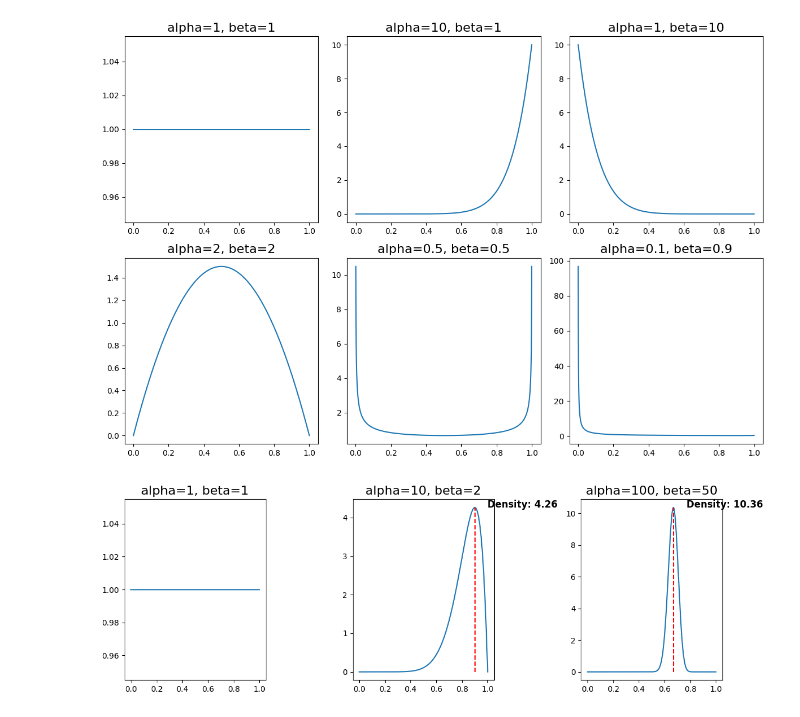
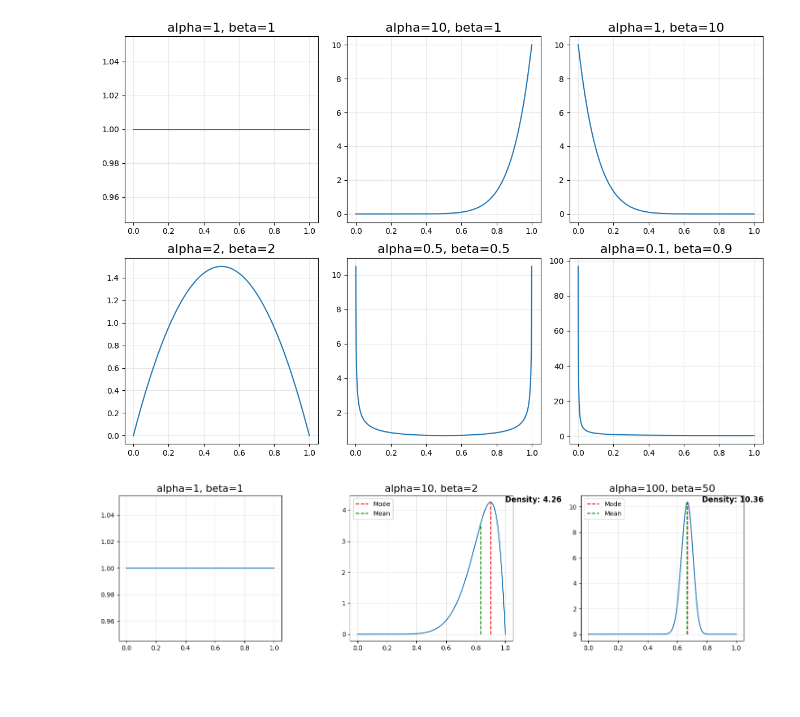
Before and after one commit to yasumori/blog, a Jupyter notebook: 2026/2026_03_probability_distributions3.ipynb, the cells around one changed output. Saved outputs shown, nothing was run; the diff lists cells and outputs as text; code cells hidden in the pictures; blank space fills up the shorter version.

```diff
--- a/2026/2026_03_probability_distributions3.ipynb
+++ b/2026/2026_03_probability_distributions3.ipynb
@@ -50,6 +50,7 @@ for i, (alpha, beta) in enumerate(params):
         f'alpha={alpha}, beta={beta}',
         fontsize=16,
     )
+    axs[i // 3, i % 3].grid(alpha=0.3)
 plt.tight_layout()
 plt.show()
 # %% [output]
@@ -67,38 +68,51 @@ t = np.linspace(0, 1, 10000)
 dt = t[1] - t[0]
 
 params = [
     (0.5, 1, 1),
     (0.9, 10, 2),
     (0.6689, 100, 50),
 ]
 
-fig, axs = plt.subplots(1, 3, figsize=(12, 4))
+fig, axs = plt.subplots(1, 3, figsize=(15, 4))
 
 def find_closest_x(x, prob):
     return np.argmin(np.abs(x - prob))
 
 for i, (prob, alpha, beta) in enumerate(params):
     y = beta_pdf(x, alpha, beta, dt)
     axs[i].plot(x, y)
     axs[i].set_title(
         f'alpha={alpha}, beta={beta}',
         fontsize=16,
     )
-    x_idx = find_closest_x(x, prob)
-    y_point = y[x_idx]
+    axs[i].grid(alpha=0.3)
+    x_idx_mode = find_closest_x(x, prob)
+    x_idx_mean = find_closest_x(x, alpha/(alpha+beta))
+    y_point_mode = y[x_idx_mode]
+    y_point_mean = y[x_idx_mean]
     if i != 0:
         axs[i].vlines(
-            x=x[x_idx],
+            x=x[x_idx_mode],
             ymin=0,
-            ymax=y_point,
+            ymax=y_point_mode,
             colors='red',
             linestyles='--',
-            label=f'Height at x={prob} (Density)'
+            label=f'Mode'
         )
+        axs[i].vlines(
+            x=x[x_idx_mean],
+            ymin=0,
+            ymax=y_point_mean,
+            colors='green',
+            linestyles='--',
+            label=f'Mean'
+        )
+        axs[i].legend()
         axs[i].annotate(
-            f'Density: {y_point:.2f}', xy=(x[x_idx]+0.1, y_point), fontsize=12, fontweight='bold')
+            f'Density: {y_point_mode:.2f}', xy=(x[x_idx_mode]+0.1, y_point_mode), fontsize=12, fontweight='bold')
+
 
 plt.tight_layout()
 plt.show()
 # %% [output]
-[figure, old version]
+[figure, new version]
```
Also changed, not shown: parts of 2 cells of this notebook.
